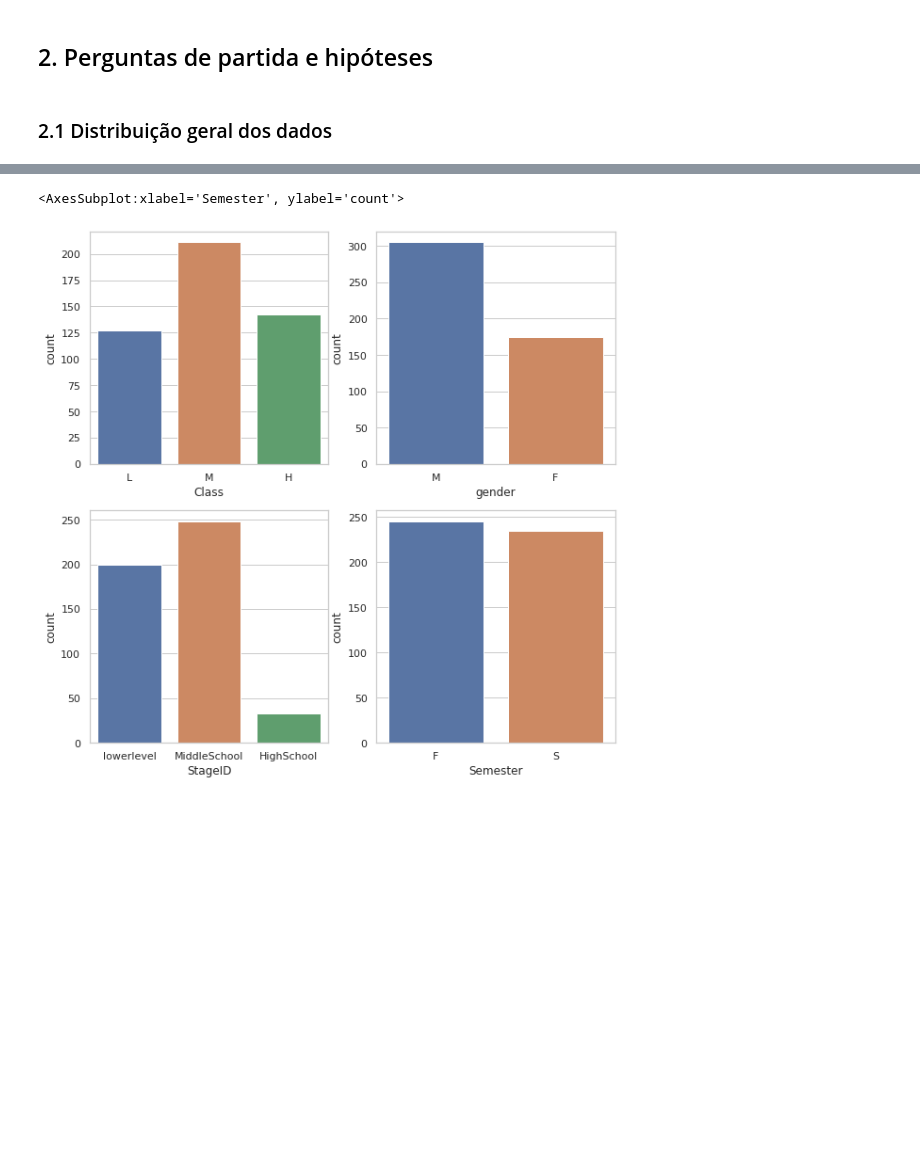
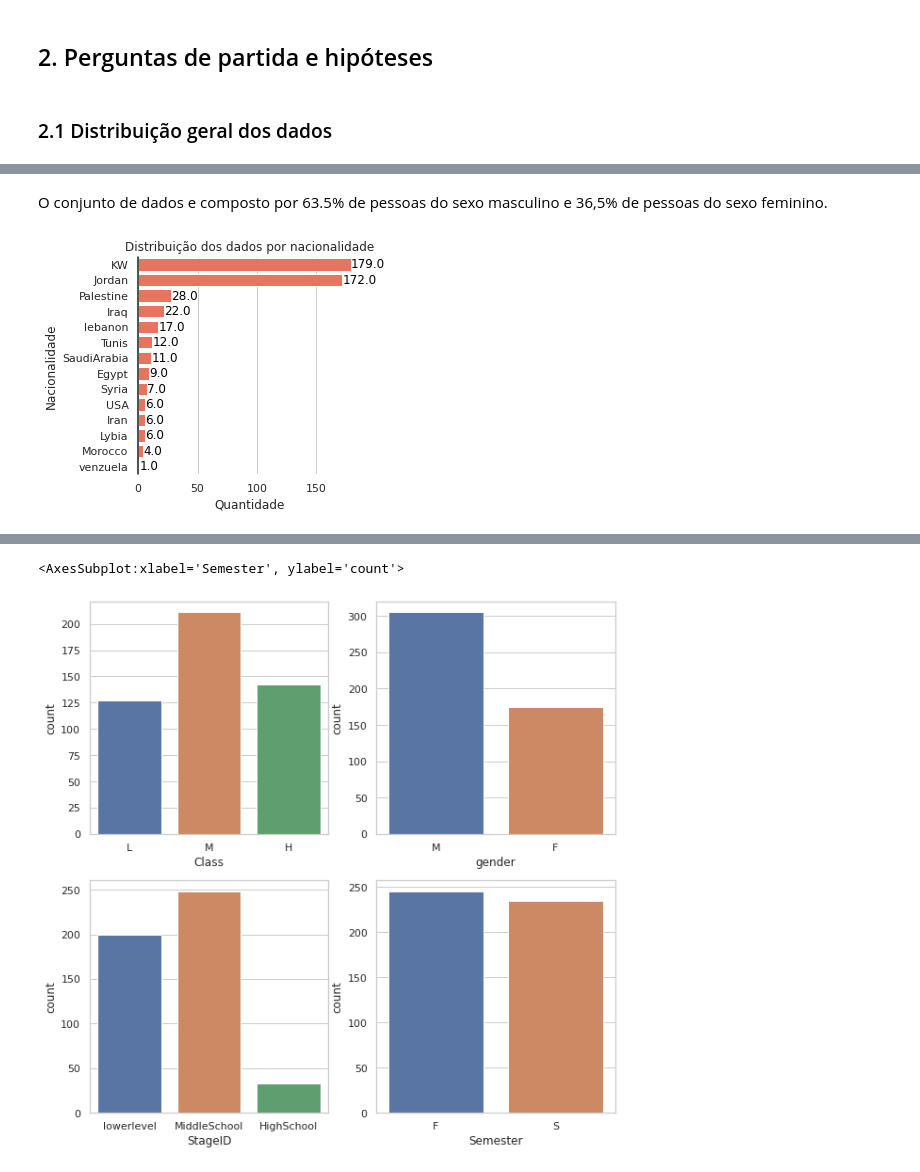
Before and after one commit to atlantico-academy/student-academic-performance, a Jupyter notebook: notebooks/01-exploratory_data_analysis.ipynb, the cells around one changed output, grey strips where cells are left out. Saved outputs shown, nothing was run; the diff lists cells and outputs as text; code cells hidden in the pictures; blank space fills up the shorter version.

```diff
--- a/notebooks/01-exploratory_data_analysis.ipynb
+++ b/notebooks/01-exploratory_data_analysis.ipynb
@@ -77,0 +97,27 @@ Não há dados faltantes no dataset
+# %% [markdown]
+O conjunto de dados e composto por 63.5% de pessoas do sexo masculino e 36,5% de pessoas do sexo feminino.
+# %%
+sns.set(style="whitegrid")
+plt.figure(figsize=(4,4))
+total = float(len(df))
+ax1 = sns.countplot(y="NationalITy", data=df, color='tomato', order=['KW','Jordan','Palestine','Iraq','lebanon',
+                                                                      'Tunis','SaudiArabia','Egypt',
+                                                                      'Syria','USA','Iran','Lybia',
+                                                                      'Morocco','venzuela'])
+ax1.bar_label(
+    ax1.containers[0],
+    fmt='%.1f',
+    label_type='edge',
+    color='black'
+)
+plt.xlabel('Quantidade')
+plt.ylabel('Nacionalidade')
+
+plt.title('Distribuição dos dados por nacionalidade', fontsize=12)
+ax1.set(frame_on=False)
+ax1.axvline(0, color="k", clip_on=False)
+
+
+plt.show()
+# %% [output]
+[figure, added]
```
Also changed, not shown: parts of 24 cells of this notebook.
